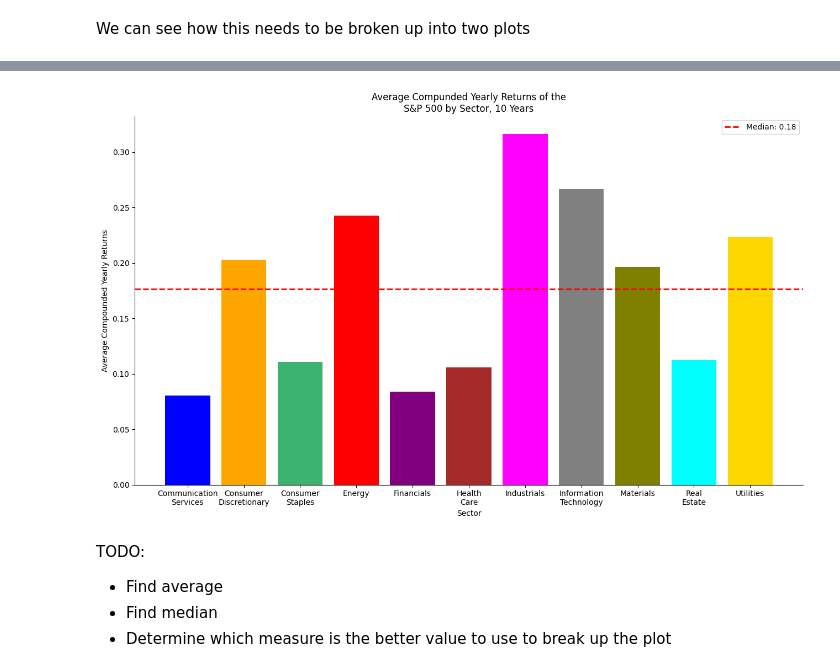
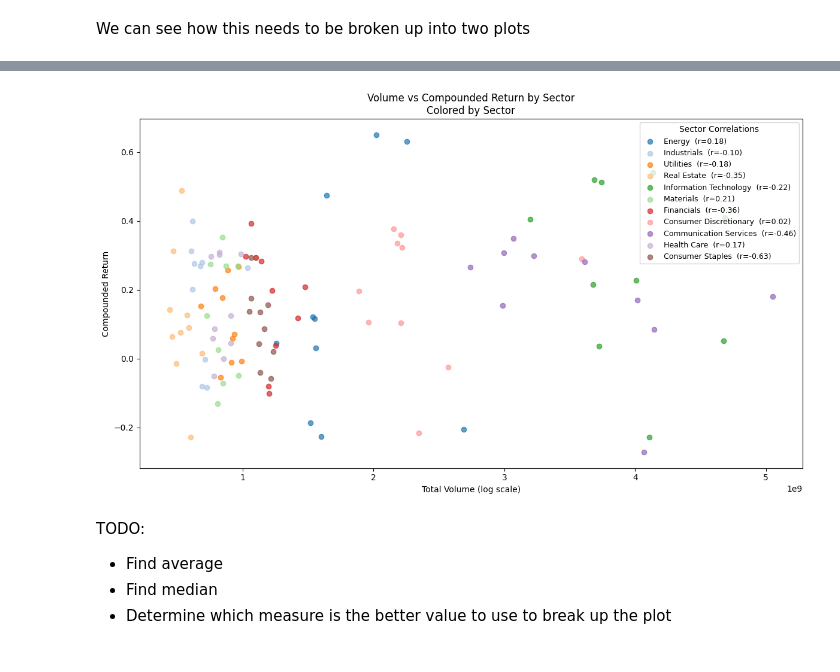
Before and after one commit to zes5612/ECON_412_Project, a Jupyter notebook: plots.ipynb, the cells around one changed output, grey strips where cells are left out. Drawn from its saved outputs; the diff is of its cells as text; code cells hidden in the pictures.

Commit message:
All graphs can now be generated

```diff
--- a/plots.ipynb
+++ b/plots.ipynb
@@ -168,39 +179,46 @@ plt.show()
-# %%
-average_returns = (
-    df.group_by(["Sector"])
-    .agg(
-        pl.col("Compounded Return").median().alias("Average return")
-    )
-)
-
-average_returns
-
-fig, ax = plt.subplots(figsize=(13, 8))
-
-ax.bar(
-    wrapped_labels,
-    average_returns["Average return"].sort(),
-    color=colors
-)
-
-avg = average_returns["Average return"].mean()
-
-# draw average line
-ax.axhline(avg, color='red', linestyle='--', linewidth=2, label=f'Median: {avg:.2f}')
-ax.legend()
-
-ax.spines['top'].set_visible(False)
-ax.spines['right'].set_visible(False)
-ax.spines['bottom'].set_position(('data', 0))
-
-ax.set(xlabel="Sector",
-        ylabel="Average Compounded Yearly Returns",
-        title="Average Compunded Yearly Returns of the\nS&P 500 by Sector, 10 Years")
-
-plt.tight_layout()
-plt.show()
-# %% [output]
-[figure, removed]
+# %%
+sectors = df["Sector"].unique().to_list()
+colors = plt.cm.tab20(range(len(sectors)))  # up to 20 distinct colors
+
+fig, ax = plt.subplots(figsize=(12, 7))
+
+legend_labels = []
+
+for sector, color in zip(sectors, colors):
+        df_sector = df.filter(pl.col("Sector") == sector)
+
+        x = df_sector["Total Volume"].to_numpy()
+        y = df_sector["Compounded Return"].to_numpy()
+
+        # Scatter points for this sector
+        ax.scatter(x, y, color=color, alpha=0.7)
+
+        # Compute correlation for legend
+        if len(df_sector) > 1:
+                corr = float(df_sector.select(
+                pl.corr("Total Volume", "Compounded Return")
+                ).item())
+        else:
+                corr = float("nan")
+
+        legend_labels.append(f"{sector}  (r={corr:.2f})")
+
+        ax.set_xlabel("Total Volume (log scale)")
+        ax.set_ylabel("Compounded Return")
+        ax.set_title("Volume vs Compounded Return by Sector\nColored by Sector")
+
+        # Build legend
+        ax.legend(
+                legend_labels,
+                title="Sector Correlations",
+                loc="upper right",
+                fontsize=9
+        )
+
+        plt.tight_layout()
+plt.show()
+# %% [output]
+[figure, added]
 # %% [markdown]
 TODO:
 - Find average
```
Also changed, not shown: parts of 5 cells of this notebook, 4 other files.
